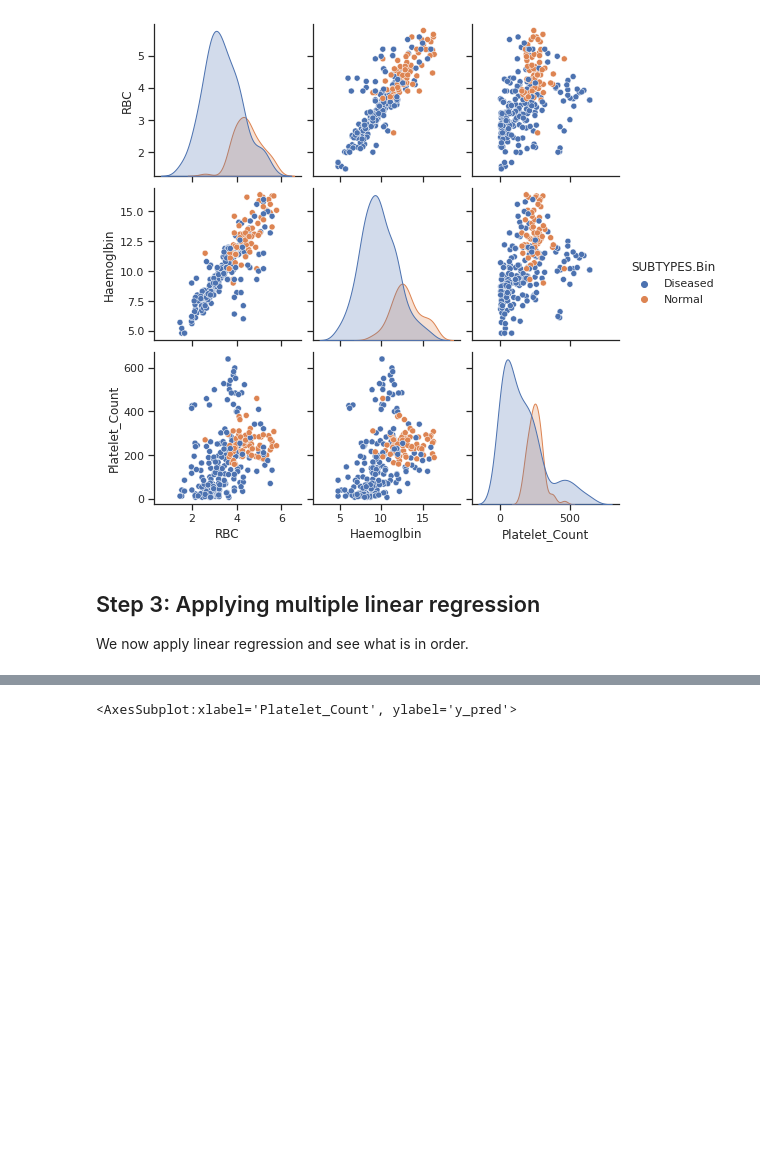
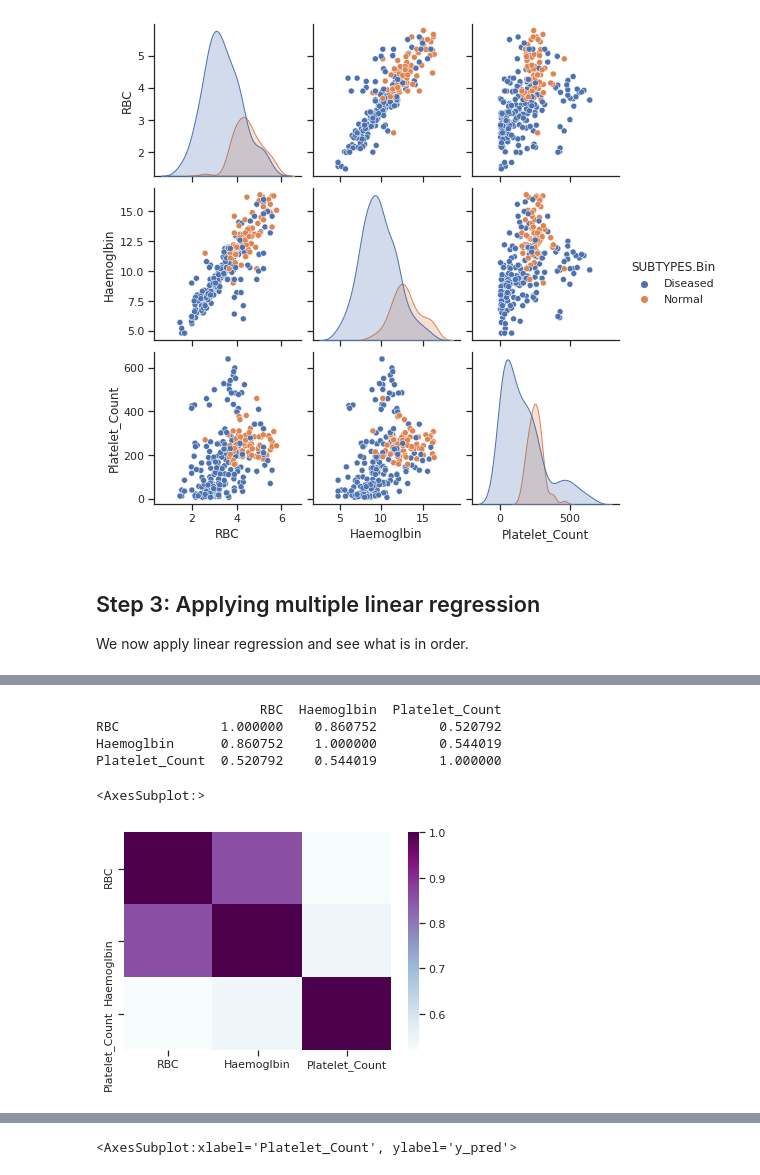
Before and after one commit to nadzhou/nust-ml, a Jupyter notebook: multi_linear_cancer.ipynb, the cells around one changed output, grey strips where cells are left out. Saved outputs shown, nothing was run; the diff lists cells and outputs as text; code cells hidden in the pictures; blank space fills up the shorter version.

```diff
--- a/multi_linear_cancer.ipynb
+++ b/multi_linear_cancer.ipynb
@@ -94,3 +114,16 @@ We now apply linear regression and see what is in order.
+# %%
+correlation_matrix = linear_cancer_data.corr()
+
+print(correlation_matrix)
+
+sns.heatmap(correlation_matrix, cmap="BuPu")
+# %% [output]
+                     RBC  Haemoglbin  Platelet_Count
+RBC             1.000000    0.860752        0.520792
+Haemoglbin      0.860752    1.000000        0.544019
+Platelet_Count  0.520792    0.544019        1.000000
+<AxesSubplot:>
+[figure, added]
 # %%
 from sklearn.linear_model import LinearRegression
 
```
Also changed, not shown: parts of 7 cells of this notebook, 2 other files.
